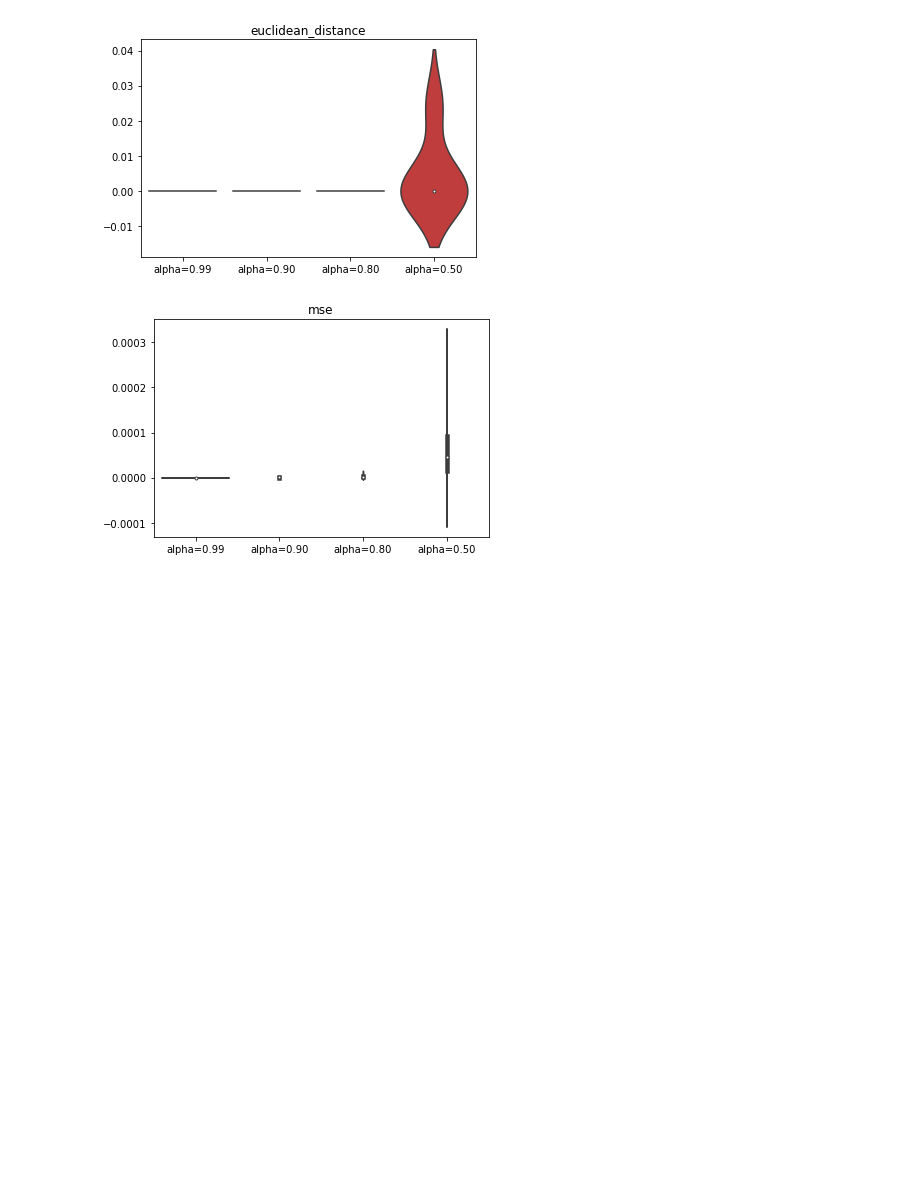
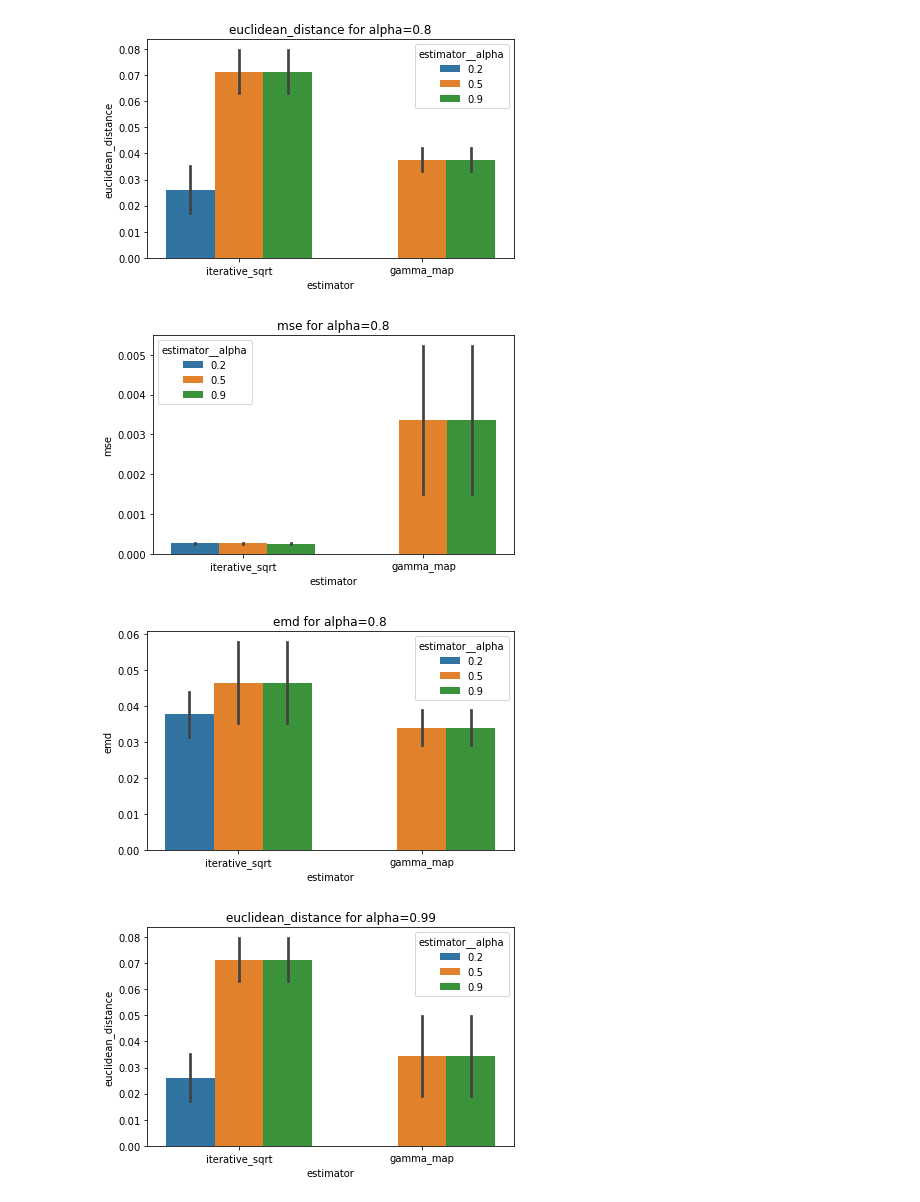
Before and after one commit to braindatalab/BSI-Zoo, a Jupyter notebook: plot_benchmark_metrics.ipynb, the cells around one changed output. Saved outputs shown, nothing was run; the diff lists cells and outputs as text; code cells hidden in the pictures; blank space fills up the shorter version.

Commit message:
black format & plotting

```diff
--- a/plot_benchmark_metrics.ipynb
+++ b/plot_benchmark_metrics.ipynb
@@ -26,8 +32,16 @@ df
-# %%
-for metric in METRIC_NAMES:
-    plt.figure()
-    ax = sns.violinplot(data=df.loc[metric])
-    ax.set_title(metric)
-# %% [output]
-[figure, removed]
-[figure, removed]
+# %%
+for alpha in df_results["alpha"].unique():
+    for metric in METRIC_NAMES:
+        this_df_results = df_results[df_results["alpha"] == alpha]
+        fig = plt.figure()
+        sns.barplot(
+            data=this_df_results, x="estimator", y=metric, hue="estimator__alpha"
+        )
+        plt.title(f"{metric} for alpha={alpha}")
+        plt.tight_layout()
+        plt.show()
+# %% [output]
+[figure, added]
+[figure, added]
+[figure, added]
+[figure, added]
```
Also changed, not shown: parts of 3 cells of this notebook, 1 other file.
